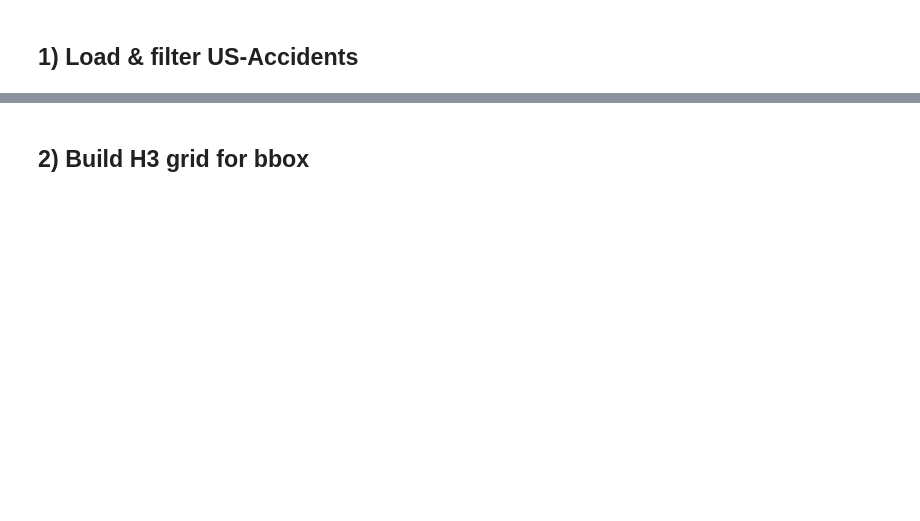
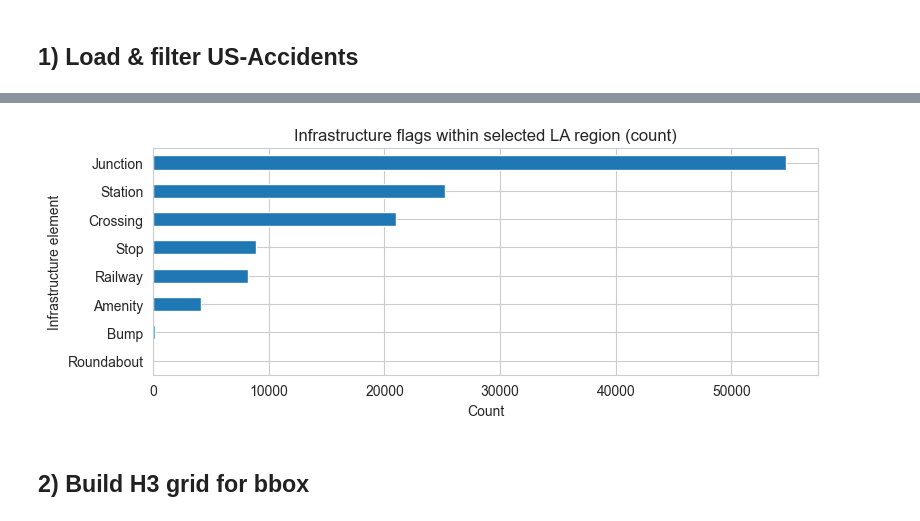
Before and after one commit to cavities12/ac215_project, a Jupyter notebook: notebook/01_explore_us_accidents.ipynb, the cells around one changed output, grey strips where cells are left out. Saved outputs shown, nothing was run; the diff lists cells and outputs as text; code cells hidden in the pictures; blank space fills up the shorter version.

```diff
--- a/notebook/01_explore_us_accidents.ipynb
+++ b/notebook/01_explore_us_accidents.ipynb
@@ -28,7 +67,7 @@ Current working directory: /Users/lucchen/Desktop
 # %% [markdown]
 ## 0) Configuration
 # %%
-RAW_CSV = "data/raw/US_Accidents_March23.csv"  #change
+RAW_CSV = "/Users/michellechang/Downloads/US_Accidents_March23.csv"  #change
 OUT_DIR = "nb_artifacts"                       # notebook outputs go here
 # Los Angeles
 BBOX = {
@@ -80,7 +119,7 @@ RAW_CSV
 #assert os.path.exists(RAW_CSV), f"Place the Kaggle CSV at: {RAW_CSV}"
 
 # must-have
-base_cols = ["ID","Start_Time","Start_Lat","Start_Lng","City","County","State","Timezone"]
+base_cols = ["ID","Start_Time","Start_Lat","Start_Lng","City","County","State","Timezone", "Severity"]
 
 # nice-to-have infra columns (some files may miss a few)
 infra_cols = [
@@ -130,0 +173,3 @@ print("Bounding box:", bbox)
+# %%
+df = pd.read_csv(RAW_CSV)
+df
@@ -130,0 +320,92 @@ print("Bounding box:", bbox)
+# %%
+import pandas as pd
+import numpy as np
+from pathlib import Path
+from matplotlib import pyplot as plt
+from matplotlib.path import Path as MplPath
+
+DATA_PATH = "/Users/michellechang/Downloads/US_Accidents_March23.csv"
+
+REGION_POLY = [
+
+    (33.70, -118.90), (33.70, -117.60), (34.85, -117.60), (34.85, -118.90)
+]
+
+INFRA_COLS = [
+    "Amenity","Bump","Crossing","GiveWay","Junction","NoExit","Railway",
+    "Roundabout","Station","Stop","TrafficCalming","TrafficSignal","TurningLoop"
+]
+
+def bbox_to_poly(min_lat, min_lng, max_lat, max_lng):
+    return [(min_lat, min_lng), (min_lat, max_lng), (max_lat, max_lng), (max_lat, min_lng)]
+
+def load_data(path):
+    p = Path(path)
+    if not p.exists():
+        raise FileNotFoundError(f"Data not found: {p}")
+    if p.suffix.lower() == ".parquet":
+        usecols = ["Start_Lat","Start_Lng"] + INFRA_COLS
+        try:
+            return pd.read_parquet(p, columns=usecols)
+        except Exception:
+            return pd.read_parquet(p)  # fallback if columns arg unsupported
+    else:
+        usecols = [c for c in ["Start_Lat","Start_Lng"] + INFRA_COLS]
+        return pd.read_csv(p, usecols=lambda c: c in set(usecols), low_memory=False)
+
+def to_bool_col(s):
+    return (
+        s.fillna(False)
+         .astype(str)
+         .str.strip()
+         .str.lower()
+         .map({"true":True,"t":True,"1":True,"yes":True,"y":True,"false":False,"f":False,"0":False,"no":False,"n":False})
+         .fillna(False)
+         .astype(bool)
+    )
+
+def points_in_poly(df, lat_col="Start_Lat", lng_col="Start_Lng", polygon=None):
+    # matplotlib Path expects (x, y) = (lng, lat)
+    poly_xy = [(lng, lat) for (lat, lng) in polygon]
+    path = MplPath(poly_xy, closed=True)
+    pts = df[[lng_col, lat_col]].to_numpy()
+    return path.contains_points(pts)
+
+df = load_data(DATA_PATH)
+missing = [c for c in ["Start_Lat","Start_Lng"] if c not in df.columns]
+if missing:
+    raise ValueError(f"Missing required columns: {missing}")
+
+# Keep only infra columns that actually exist in your file
+infra_cols_present = [c for c in INFRA_COLS if c in df.columns]
+if not infra_cols_present:
+    raise ValueError("No infrastructure columns found in this dataset.")
+
+mask_region = points_in_poly(df, "Start_Lat", "Start_Lng", REGION_POLY)
+df_la = df.loc[mask_region].copy()
+
+# === 4) Calculate distribution ===
+for c in infra_cols_present:
+    df_la[c] = to_bool_col(df_la[c])
+
+total = len(df_la)
+counts = {c: int(df_la[c].sum()) for c in infra_cols_present}
+percents = {c: (counts[c] / total * 100.0) if total else 0.0 for c in infra_cols_present}
+
+dist = (
+    pd.DataFrame({"count": counts, "percent": percents})
+      .sort_values("count", ascending=False)
+)
+
+print(f"Rows in LA region: {total:,}")
+display(dist)
+
+# === 5) Simple bar chart ===
+plt.figure(figsize=(8, max(3, 0.4*len(dist))))
+dist["count"].iloc[::-1].plot(kind="barh")  # reverse for top at bottom
+plt.title("Infrastructure flags within selected LA region (count)")
+plt.xlabel("Count")
+plt.ylabel("Infrastructure element")
+plt.tight_layout()
+plt.show()
+# %% [output]
@@ -131,3 +422,4 @@ print("Bounding box:", bbox)
+[figure, added]
 # %% [markdown]
 ## 2) Build H3 grid for bbox
 # %%
```
Also changed, not shown: parts of 24 cells of this notebook.
